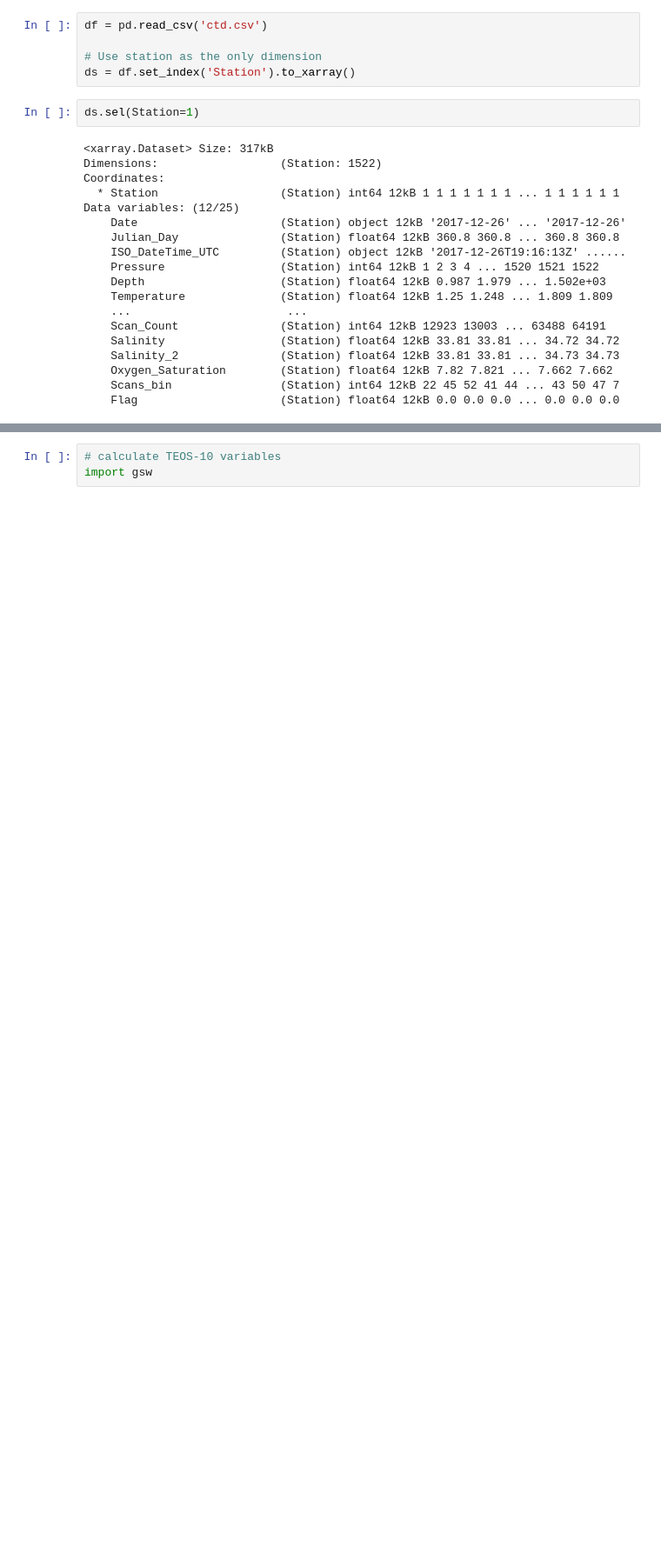
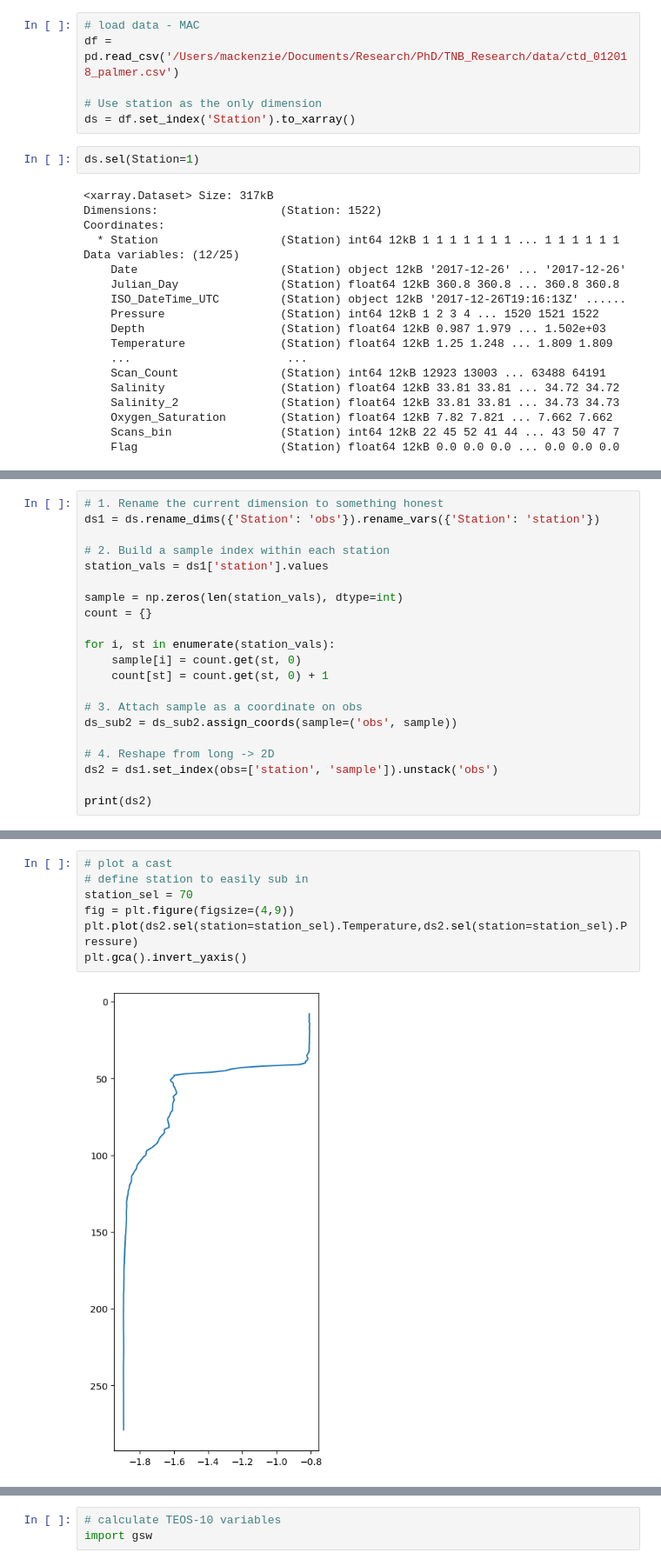
Before and after one commit to MackenzieBlanusa/TNB_tools, a Jupyter notebook: MastersThesis/rotaryspectra_ctd.ipynb, the cells around one changed output, grey strips where cells are left out. Shown at 87% size. Saved outputs shown, nothing was run; the diff lists cells and outputs as text; blank space fills up the shorter version.

```diff
--- a/MastersThesis/rotaryspectra_ctd.ipynb
+++ b/MastersThesis/rotaryspectra_ctd.ipynb
@@ -203,7 +409,8 @@ Text(0.5, 0, 'Period (hours)')
 # %% [markdown]
 ### CTD data
 # %%
-df = pd.read_csv('ctd.csv')
+# load data - MAC
+df = pd.read_csv('/Users/mackenzie/Documents/Research/PhD/TNB_Research/data/ctd_012018_palmer.csv')
 
 # Use station as the only dimension
 ds = df.set_index('Station').to_xarray()
@@ -230,0 +482,21 @@ Data variables: (12/25)
+# %%
+# 1. Rename the current dimension to something honest
+ds1 = ds.rename_dims({'Station': 'obs'}).rename_vars({'Station': 'station'})
+
+# 2. Build a sample index within each station
+station_vals = ds1['station'].values
+
+sample = np.zeros(len(station_vals), dtype=int)
+count = {}
+
+for i, st in enumerate(station_vals):
+    sample[i] = count.get(st, 0)
+    count[st] = count.get(st, 0) + 1
+
+# 3. Attach sample as a coordinate on obs
+ds_sub2 = ds_sub2.assign_coords(sample=('obs', sample))
+
+# 4. Reshape from long -> 2D
+ds2 = ds1.set_index(obs=['station', 'sample']).unstack('obs')
+
+print(ds2)
@@ -230,0 +549,9 @@ Data variables: (12/25)
+# %%
+# plot a cast
+# define station to easily sub in
+station_sel = 70
+fig = plt.figure(figsize=(4,9))
+plt.plot(ds2.sel(station=station_sel).Temperature,ds2.sel(station=station_sel).Pressure)
+plt.gca().invert_yaxis()
+# %% [output]
+[figure, added]
```
Also changed, not shown: parts of 45 cells of this notebook.
